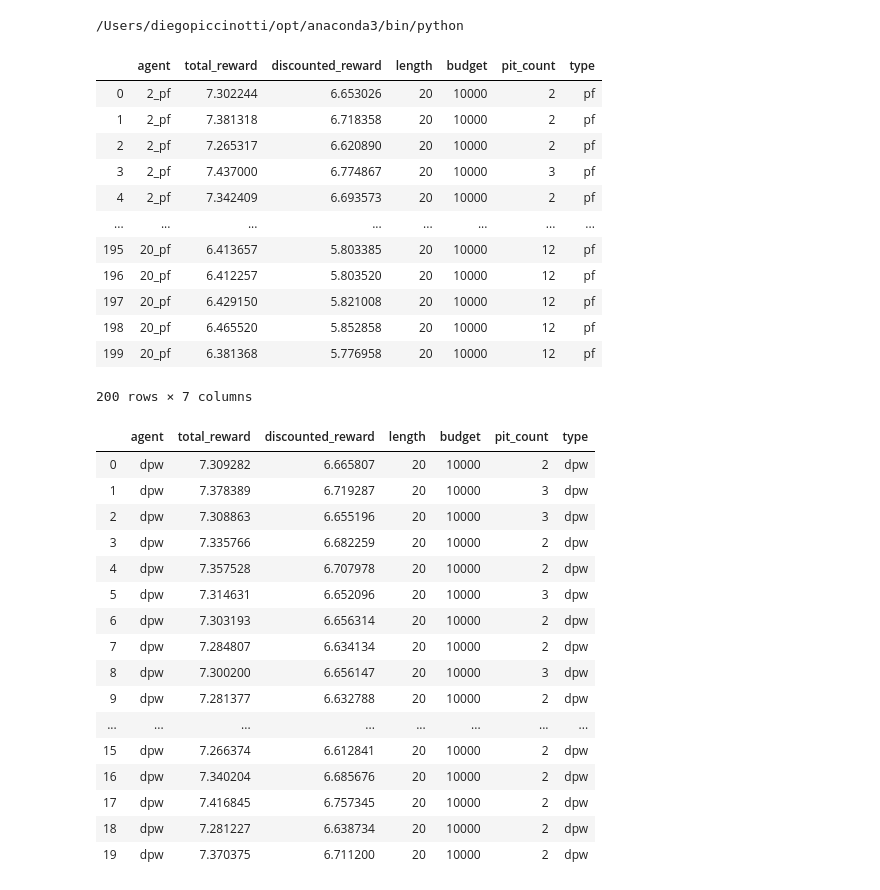
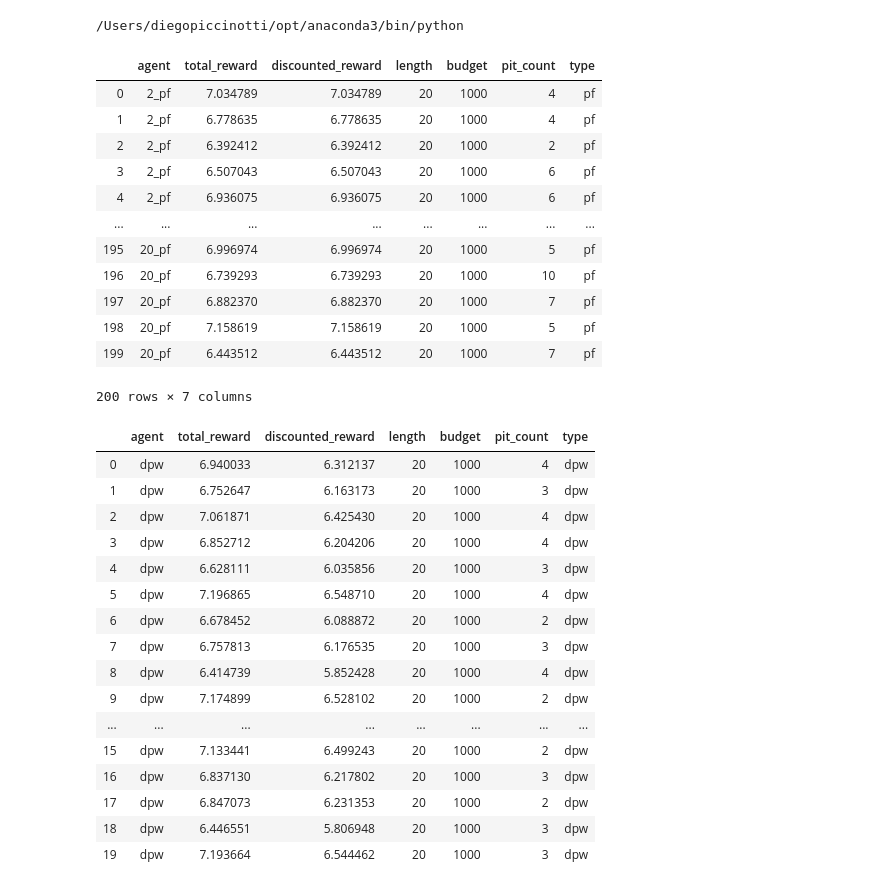
Before and after one commit to amarildolikmeta/alphazero_singleplayer, a Jupyter notebook: notebooks/Plot.ipynb, the cells around one changed output. Cells and saved outputs as stored; diff of their text form; code cells hidden in the pictures.

```diff
--- a/notebooks/Plot.ipynb
+++ b/notebooks/Plot.ipynb
@@ -9,50 +9,60 @@ from copy import deepcopy
 # %% [output]
 /Users/diegopiccinotti/opt/anaconda3/bin/python
 # %%
-budget = 10000
+budget = 1000
+sample_size = 20
 env = "RaceStrategy"
 particles = [2,4,6,8,10,12,14,16,18,20]
 
 df = pd.read_csv("{}/pf_{}/data_eval_pf_{}_{}.csv".format(env,budget,env,budget))
 df['type'] = ["pf"]*df.shape[0]
+
+temp = pd.DataFrame(columns=df.columns)
+
+for p in particles:
+    res = df.loc[df['agent'] == str(p)+'_pf', ][:sample_size]
+    temp = pd.concat([temp, res])
+
+df = temp
 df
 # %% [output]
 |  | agent | total_reward | discounted_reward | length | budget | pit_count | type |
-| 0 | 2_pf | 7.302244 | 6.653026 | 20 | 10000 | 2 | pf |
-| 1 | 2_pf | 7.381318 | 6.718358 | 20 | 10000 | 2 | pf |
-| 2 | 2_pf | 7.265317 | 6.620890 | 20 | 10000 | 2 | pf |
-| 3 | 2_pf | 7.437000 | 6.774867 | 20 | 10000 | 3 | pf |
-| 4 | 2_pf | 7.342409 | 6.693573 | 20 | 10000 | 2 | pf |
+| 0 | 2_pf | 7.034789 | 7.034789 | 20 | 1000 | 4 | pf |
+| 1 | 2_pf | 6.778635 | 6.778635 | 20 | 1000 | 4 | pf |
+| 2 | 2_pf | 6.392412 | 6.392412 | 20 | 1000 | 2 | pf |
+| 3 | 2_pf | 6.507043 | 6.507043 | 20 | 1000 | 6 | pf |
+| 4 | 2_pf | 6.936075 | 6.936075 | 20 | 1000 | 6 | pf |
 | ... | ... | ... | ... | ... | ... | ... | ... |
-| 195 | 20_pf | 6.413657 | 5.803385 | 20 | 10000 | 12 | pf |
-| 196 | 20_pf | 6.412257 | 5.803520 | 20 | 10000 | 12 | pf |
-| 197 | 20_pf | 6.429150 | 5.821008 | 20 | 10000 | 12 | pf |
-| 198 | 20_pf | 6.465520 | 5.852858 | 20 | 10000 | 12 | pf |
-| 199 | 20_pf | 6.381368 | 5.776958 | 20 | 10000 | 12 | pf |
+| 195 | 20_pf | 6.996974 | 6.996974 | 20 | 1000 | 5 | pf |
+| 196 | 20_pf | 6.739293 | 6.739293 | 20 | 1000 | 10 | pf |
+| 197 | 20_pf | 6.882370 | 6.882370 | 20 | 1000 | 7 | pf |
+| 198 | 20_pf | 7.158619 | 7.158619 | 20 | 1000 | 5 | pf |
+| 199 | 20_pf | 6.443512 | 6.443512 | 20 | 1000 | 7 | pf |
 200 rows × 7 columns
 # %%
 df_dpw = pd.read_csv("{}/dpw_{}/dpw_mcts_only_{}_{}_data_exp_0.csv".format(env,budget,env,budget))
 df_dpw['type'] = ["dpw"]*df_dpw.shape[0]
 df_dpw['agent'] = ["dpw"]*df_dpw.shape[0]
+df_dpw = df_dpw[:sample_size]
 df_dpw
 # %% [output]
 |  | agent | total_reward | discounted_reward | length | budget | pit_count | type |
-| 0 | dpw | 7.309282 | 6.665807 | 20 | 10000 | 2 | dpw |
-| 1 | dpw | 7.378389 | 6.719287 | 20 | 10000 | 3 | dpw |
-| 2 | dpw | 7.308863 | 6.655196 | 20 | 10000 | 3 | dpw |
-| 3 | dpw | 7.335766 | 6.682259 | 20 | 10000 | 2 | dpw |
-| 4 | dpw | 7.357528 | 6.707978 | 20 | 10000 | 2 | dpw |
-| 5 | dpw | 7.314631 | 6.652096 | 20 | 10000 | 3 | dpw |
-| 6 | dpw | 7.303193 | 6.656314 | 20 | 10000 | 2 | dpw |
-| 7 | dpw | 7.284807 | 6.634134 | 20 | 10000 | 2 | dpw |
-| 8 | dpw | 7.300200 | 6.656147 | 20 | 10000 | 3 | dpw |
-| 9 | dpw | 7.281377 | 6.632788 | 20 | 10000 | 2 | dpw |
+| 0 | dpw | 6.940033 | 6.312137 | 20 | 1000 | 4 | dpw |
+| 1 | dpw | 6.752647 | 6.163173 | 20 | 1000 | 3 | dpw |
+| 2 | dpw | 7.061871 | 6.425430 | 20 | 1000 | 4 | dpw |
+| 3 | dpw | 6.852712 | 6.204206 | 20 | 1000 | 4 | dpw |
+| 4 | dpw | 6.628111 | 6.035856 | 20 | 1000 | 3 | dpw |
+| 5 | dpw | 7.196865 | 6.548710 | 20 | 1000 | 4 | dpw |
+| 6 | dpw | 6.678452 | 6.088872 | 20 | 1000 | 2 | dpw |
+| 7 | dpw | 6.757813 | 6.176535 | 20 | 1000 | 3 | dpw |
+| 8 | dpw | 6.414739 | 5.852428 | 20 | 1000 | 4 | dpw |
+| 9 | dpw | 7.174899 | 6.528102 | 20 | 1000 | 2 | dpw |
 | ... | ... | ... | ... | ... | ... | ... | ... |
-| 15 | dpw | 7.266374 | 6.612841 | 20 | 10000 | 2 | dpw |
-| 16 | dpw | 7.340204 | 6.685676 | 20 | 10000 | 2 | dpw |
-| 17 | dpw | 7.416845 | 6.757345 | 20 | 10000 | 2 | dpw |
-| 18 | dpw | 7.281227 | 6.638734 | 20 | 10000 | 2 | dpw |
-| 19 | dpw | 7.370375 | 6.711200 | 20 | 10000 | 2 | dpw |
+| 15 | dpw | 7.133441 | 6.499243 | 20 | 1000 | 2 | dpw |
+| 16 | dpw | 6.837130 | 6.217802 | 20 | 1000 | 3 | dpw |
+| 17 | dpw | 6.847073 | 6.231353 | 20 | 1000 | 2 | dpw |
+| 18 | dpw | 6.446551 | 5.806948 | 20 | 1000 | 3 | dpw |
+| 19 | dpw | 7.193664 | 6.544462 | 20 | 1000 | 3 | dpw |
 # %%
 df2 = pd.read_csv("{}/paper_{}/data.csv".format(env,budget))
 df2 = df2[~df2.agent.isin(['agent'])].apply(pd.to_numeric, errors='ignore')
```
Also changed, not shown: parts of 5 cells of this notebook, 7 other files.
